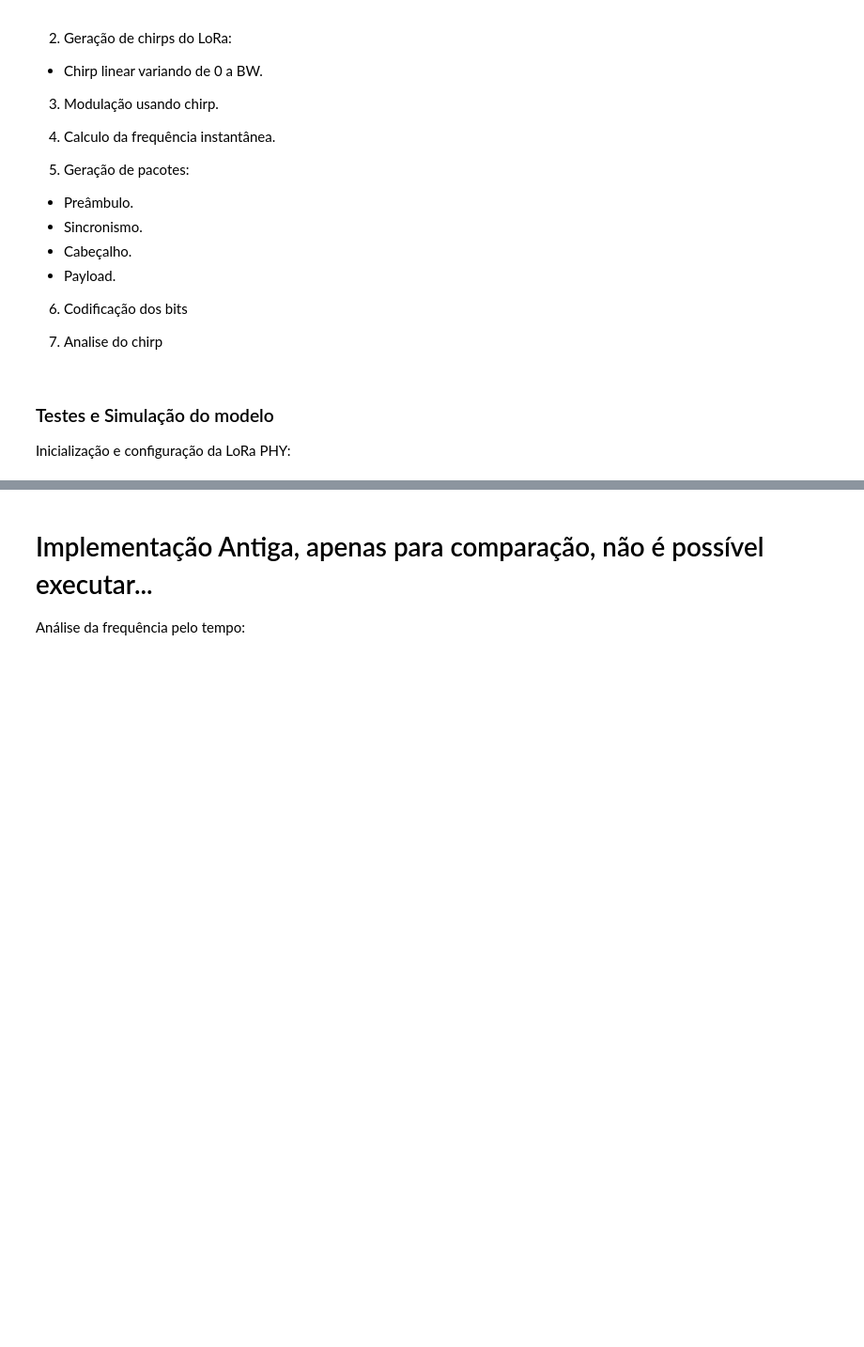
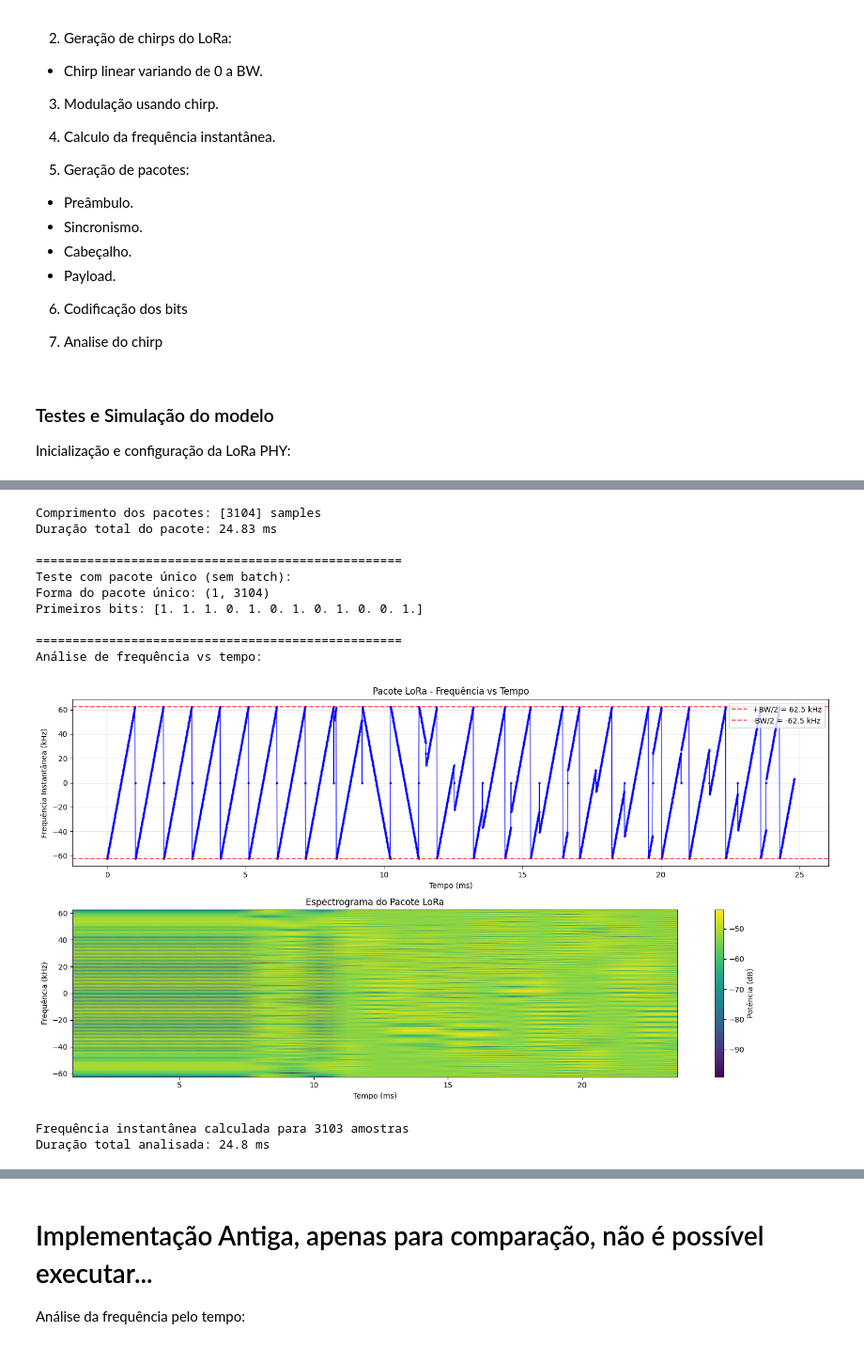
Before and after one commit to AdrionRosanelli/LoRa_Sionna, a Jupyter notebook: Lora_Phy_Tx_Block.ipynb, the cells around one changed output, grey strips where cells are left out. Shown at 94% size. Saved outputs shown, nothing was run; the diff lists cells and outputs as text; code cells hidden in the pictures; blank space fills up the shorter version.

```diff
--- a/Lora_Phy_Tx_Block.ipynb
+++ b/Lora_Phy_Tx_Block.ipynb
@@ -515,18 +689,17 @@ transmitter = LoRaPhyTransmitter(
 binary_source = sionna.phy.mapping.BinarySource(dtype=tf.int32)
 batch_size = 1
 num_bits = 64
-bits_tensor = binary_source([batch_size, num_bits])
-bits = tf.cast(bits_tensor, tf.int32)
+bits = binary_source([batch_size, num_bits])
 print(f"Gerando {batch_size} pacotes com {num_bits} bits cada...")
-#print(bits_tensor)
+
 
 # Gerar pacote LoRa
-lora_packet = transmitter(bits_tensor)
+lora_packets = transmitter(bits)
 
-print(f"Forma do pacote LoRa: {lora_packet.shape}")
-print(f"Tipo do tensor: {lora_packet.dtype}")
+print(f"Forma do pacote LoRa: {lora_packets.shape}")
+print(f"Tipo do tensor: {lora_packets.dtype}")
 print(f"Precisão do transmissor: {transmitter.cdtype}")
-print("Transmissor LoRa para Sionna implementado com sucesso!")
+print("\nTransmissor LoRa para Sionna implementado com sucesso!\n")
 
 
 print(f"Configurações LoRa:")
@@ -563,0 +728,67 @@ Análise espectral completada com sucesso!
+# %%
+# Análise dos sinais gerados
+packet_lengths = [tf.shape(packet)[0] for packet in tf.unstack(lora_packets)]
+print(f"Comprimento dos pacotes: {[length.numpy() for length in packet_lengths]} samples")
+
+# Calcular duração temporal dos pacotes
+total_duration = packet_lengths[0].numpy() * transmitter.chip_duration.numpy()
+print(f"Duração total do pacote: {total_duration*1000:.2f} ms")
+
+# Teste com um único pacote (sem batch)
+print("\n" + "="*50)
+print("Teste com pacote único (sem batch):")
+single_bits = binary_source([num_bits])
+single_packet = transmitter(single_bits)
+
+print(f"Forma do pacote único: {single_packet.shape}")
+print(f"Primeiros bits: {single_bits[:12].numpy()}")
+
+# Exemplo de análise espectral
+#print("\n" + "="*50)
+#print("Análise espectral dos chirps:")
+
+#try:
+#    spectrums = transmitter.analyze_chirp_spectrum_tensor([0, 32, 64, 96], plot=True)
+#    print(f"Forma dos espectros: {spectrums.shape}")
+#    print("Análise espectral completada com sucesso!")
+#except Exception as e:
+#    print(f"Erro na análise espectral: {e}")
+
+# Análise de frequência vs tempo do pacote
+print("\n" + "="*50)
+print("Análise de frequência vs tempo:")
+
+try:
+    # Usar o primeiro pacote do batch para análise detalhada
+    single_packet_for_analysis = lora_packets[0]
+    freq_inst, time_axis = transmitter.plot_frequency_vs_time(
+        single_packet_for_analysis,
+        "Pacote LoRa - Frequência vs Tempo"
+    )
+
+    print(f"Frequência instantânea calculada para {len(freq_inst)} amostras")
+    print(f"Duração total analisada: {time_axis[-1]:.1f} ms")
+
+    # Análise estrutural completa
+    sections = transmitter.analyze_lora_packet_structure(single_packet_for_analysis)
+
+except Exception as e:
+    print(f"Erro na análise de frequência: {e}")
+    import traceback
+    traceback.print_exc()
+
+print("\nTransmissor LoRa para Sionna implementado e testado com sucesso!")
+# %% [output]
+Comprimento dos pacotes: [3104] samples
+Duração total do pacote: 24.83 ms
+
+==================================================
+Teste com pacote único (sem batch):
+Forma do pacote único: (1, 3104)
+Primeiros bits: [1. 1. 1. 0. 1. 0. 1. 0. 1. 0. 0. 1.]
+
+==================================================
+Análise de frequência vs tempo:
+[figure, added]
+Frequência instantânea calculada para 3103 amostras
+Duração total analisada: 24.8 ms
```
Also changed, not shown: parts of 3 cells of this notebook.
